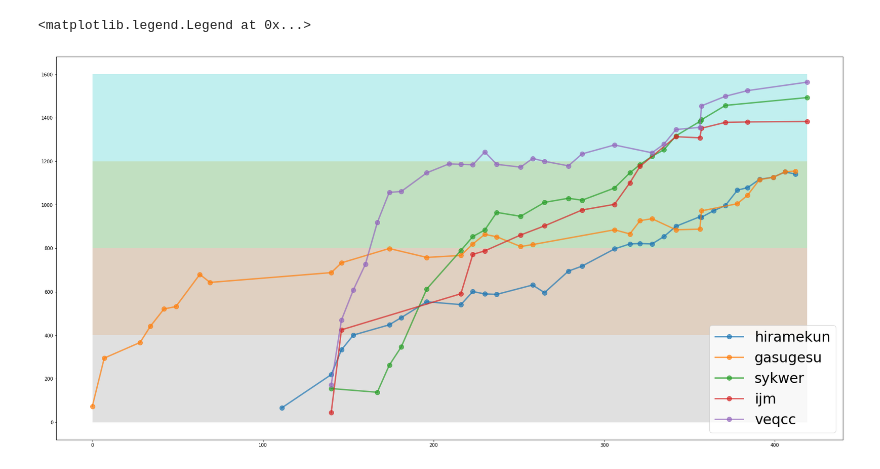
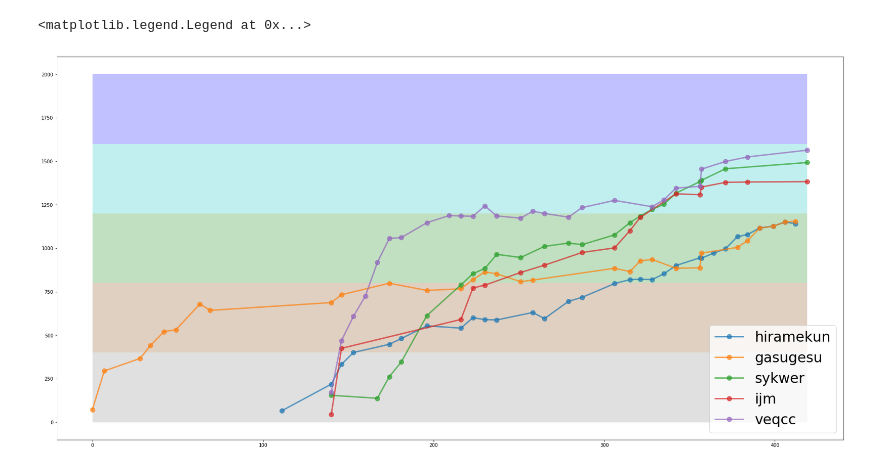
Before and after one commit to hiramekun/AtCoderRatingGraph, a Jupyter notebook: compare_rating.ipynb, the cells around one changed output. Drawn from its saved outputs; the diff is of its cells as text; code cells hidden in the pictures.

```diff
--- a/compare_rating.ipynb
+++ b/compare_rating.ipynb
@@ -143,32 +143,32 @@ max_date = datetime.datetime(1900, 1, 12, 9, 55, 28)
 min_date = min([min(min_date, min(ar)) for ar in date_data])
 max_date = max([max(max_date, min(ar)) for ar in date_data])
 
 min_rate = 1e9
 max_rate = 0
 max_rate = max([max(max_rate, max(ar)) for ar in rate_data])
 min_rate = min([min(min_rate, min(ar)) for ar in rate_data])
 
 days_data = []
 x_end = 0
 for ds in date_data:
     temp = []
     for d in ds:
         temp.append((d - min_date).days)
         x_end = max(x_end, (d - min_date).days)
     days_data.append(temp)
 
 x_range = (0, x_end)
 for color in Color:
     y_begin, y_end = get_rate_range(color)
     if min_rate > y_end:
         continue
     plt.fill_between(x_range, y_begin, y_end, facecolor=get_color_code(color), alpha=0.8)
-    if y_end > max_rate:
+    if y_end > max_rate + 200:
         break
 
 for d, r in zip(days_data, rate_data):
     plt.plot(d, r, alpha=0.7, markersize=10, marker='o',linewidth=3)
 plt.legend(users, loc='lower right', fontsize=30)
 # %% [output]
 <matplotlib.legend.Legend at 0x...>
-[figure, old version]
+[figure, new version]
```
